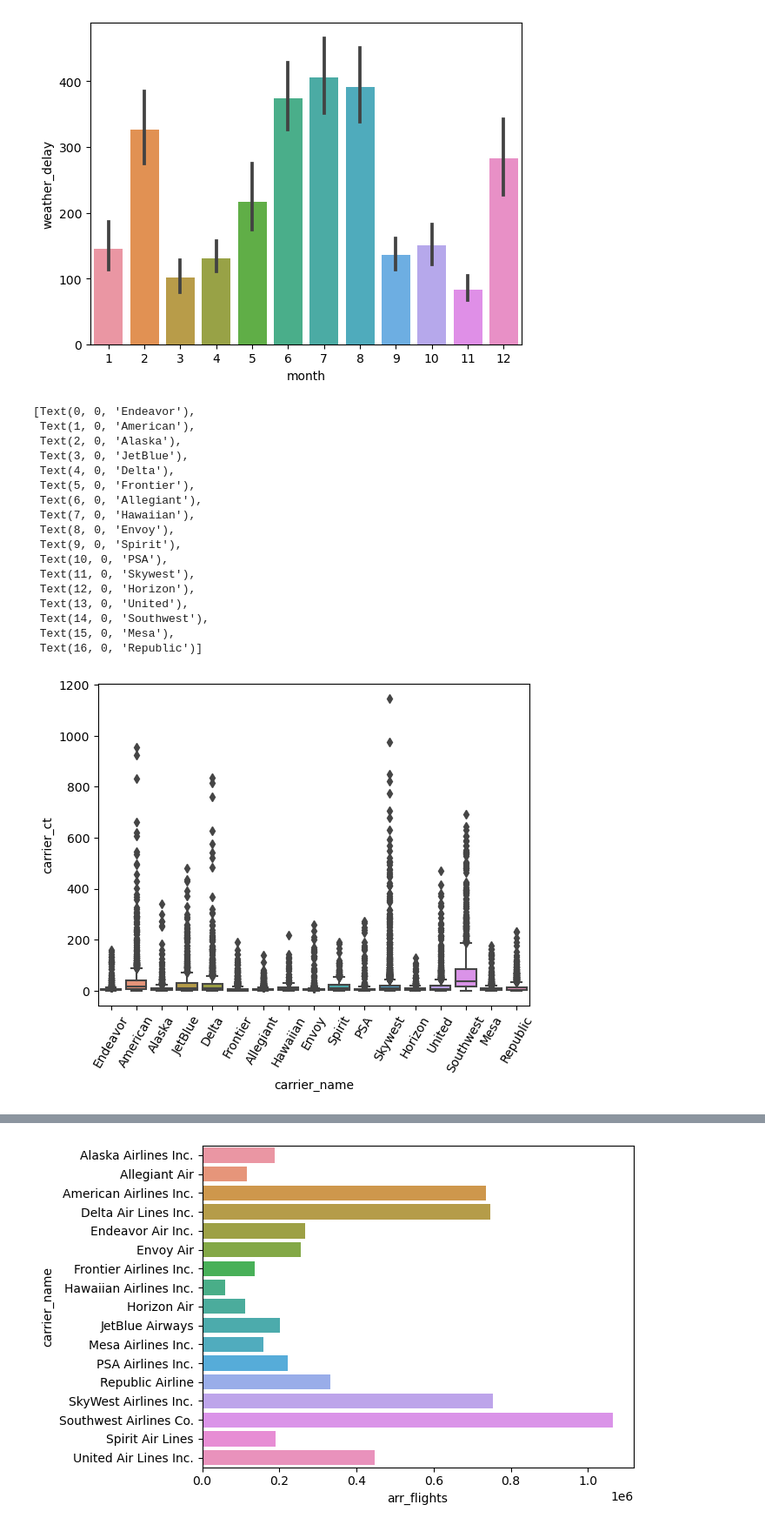
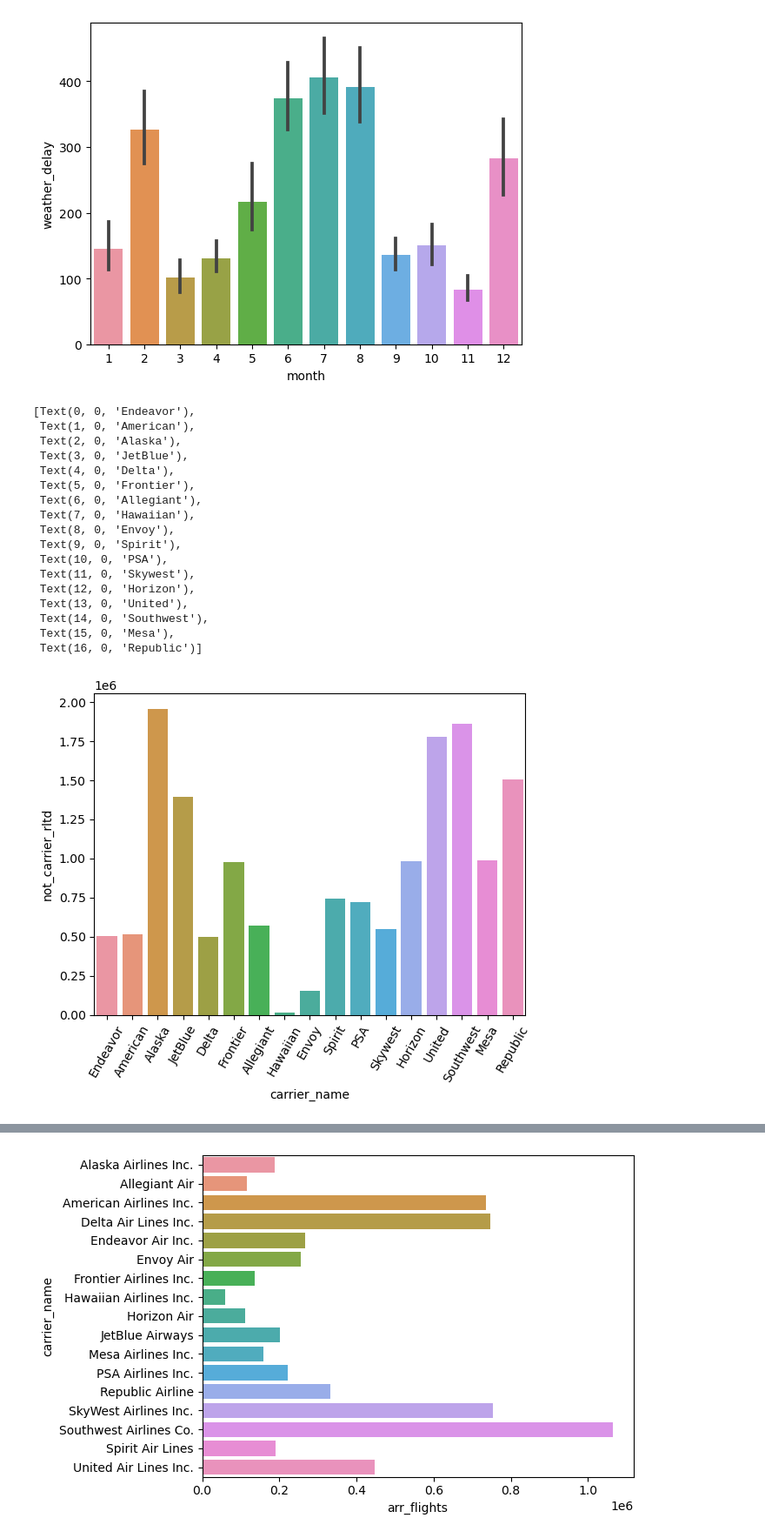
Before and after one commit to ubco-W2022T2-data301/project-group-group51, a Jupyter notebook: data/Milestone3_Max.ipynb, the cells around one changed output, grey strips where cells are left out. Shown: that part at 87% size. Cells and saved outputs as stored; diff of their text form; code cells hidden in the pictures.

Commit message:
Started processing 2nd data set

```diff
--- a/data/Milestone3_Max.ipynb
+++ b/data/Milestone3_Max.ipynb
@@ -13,22 +17,24 @@ bar=sns.barplot(data=df,x='month',y='weather_delay')
 # %%
-scatter=sns.boxplot(data=df,x='carrier_name',y='carrier_ct')
+df['not_carrier_rltd']=df['nas_delay']+df['weather_delay']
+df1 = df.groupby('carrier_name')['not_carrier_rltd'].sum().reset_index()
+scatter=sns.barplot(data=df1,x='carrier_name',y='not_carrier_rltd')
 scatter.set_xticklabels(labels=['Endeavor','American','Alaska','JetBlue','Delta','Frontier','Allegiant','Hawaiian','Envoy','Spirit','PSA','Skywest','Horizon','United','Southwest','Mesa','Republic'],rotation=60)
 # %% [output]
 [Text(0, 0, 'Endeavor'),
  Text(1, 0, 'American'),
  Text(2, 0, 'Alaska'),
  Text(3, 0, 'JetBlue'),
  Text(4, 0, 'Delta'),
  Text(5, 0, 'Frontier'),
  Text(6, 0, 'Allegiant'),
  Text(7, 0, 'Hawaiian'),
  Text(8, 0, 'Envoy'),
  Text(9, 0, 'Spirit'),
  Text(10, 0, 'PSA'),
  Text(11, 0, 'Skywest'),
  Text(12, 0, 'Horizon'),
  Text(13, 0, 'United'),
  Text(14, 0, 'Southwest'),
  Text(15, 0, 'Mesa'),
  Text(16, 0, 'Republic')]
-[figure, old version]
+[figure, new version]
```
Also changed, not shown: parts of 5 cells of this notebook, 2 other files.
